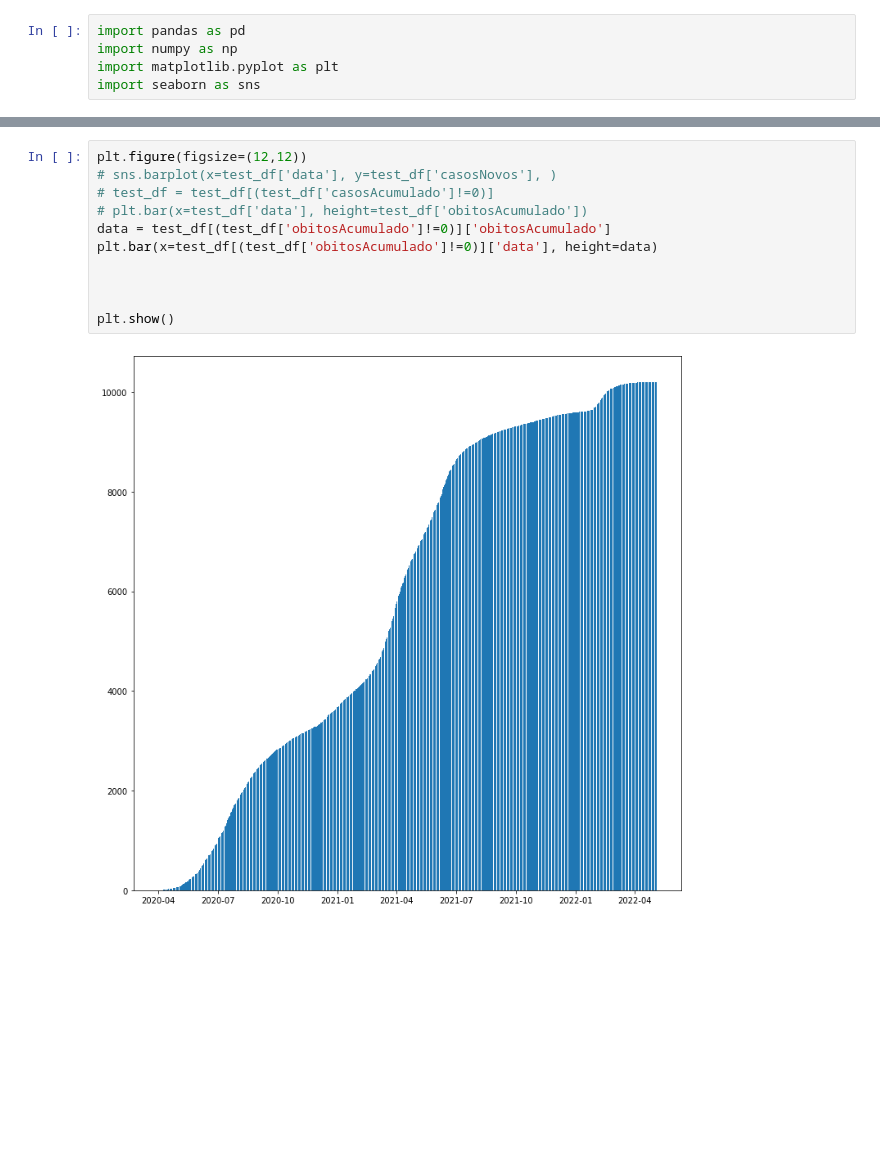
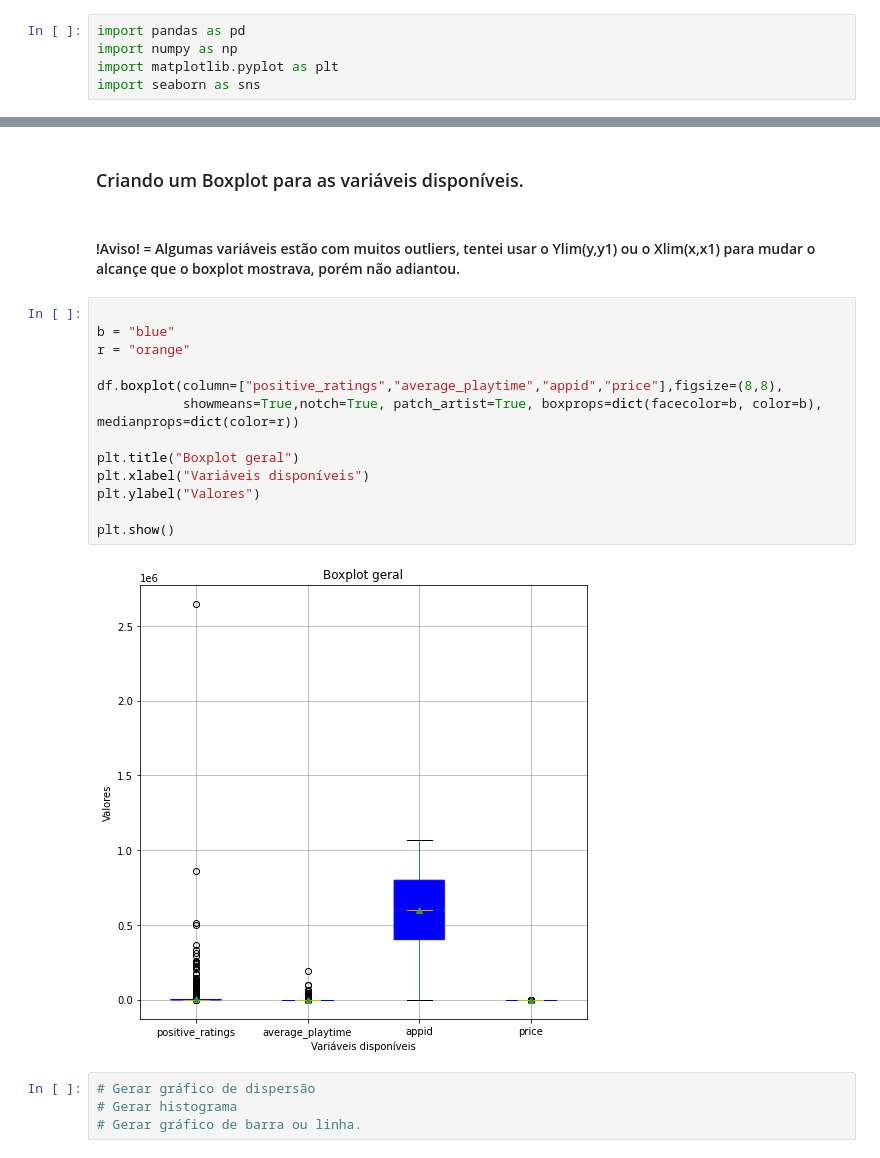
Before and after one commit to italonicacio/projeto-final-icd, a Jupyter notebook: src/data_analysis.ipynb, the cells around one changed output, grey strips where cells are left out. Drawn from its saved outputs; the diff is of its cells as text; blank space fills up the shorter version.

```diff
--- a/src/data_analysis.ipynb
+++ b/src/data_analysis.ipynb
@@ -253,13 +104,23 @@ plt.show()
-# %%
-plt.figure(figsize=(12,12))
-# sns.barplot(x=test_df['data'], y=test_df['casosNovos'], )
-# test_df = test_df[(test_df['casosAcumulado']!=0)]
-# plt.bar(x=test_df['data'], height=test_df['obitosAcumulado'])
-data = test_df[(test_df['obitosAcumulado']!=0)]['obitosAcumulado']
-plt.bar(x=test_df[(test_df['obitosAcumulado']!=0)]['data'], height=data)
-
-
-
-plt.show()
-# %% [output]
-[figure, removed]
+# %% [markdown]
+### Criando um Boxplot para as variáveis disponíveis.
+# %% [markdown]
+#### !Aviso! = Algumas variáveis estão com muitos outliers, tentei usar o Ylim(y,y1) ou o Xlim(x,x1) para mudar o alcançe que o boxplot mostrava, porém não adiantou.
+# %%
+
+b = "blue"
+r = "orange"
+
+df.boxplot(column=["positive_ratings","average_playtime","appid","price"],figsize=(8,8),
+           showmeans=True,notch=True, patch_artist=True, boxprops=dict(facecolor=b, color=b), medianprops=dict(color=r))
+
+plt.title("Boxplot geral")
+plt.xlabel("Variáveis disponíveis")
+plt.ylabel("Valores")
+
+plt.show()
+# %% [output]
+[figure, added]
+# %%
+# Gerar gráfico de dispersão
+# Gerar histograma
+# Gerar gráfico de barra ou linha.
```
Also changed, not shown: parts of 55 cells of this notebook, 3 other files.
